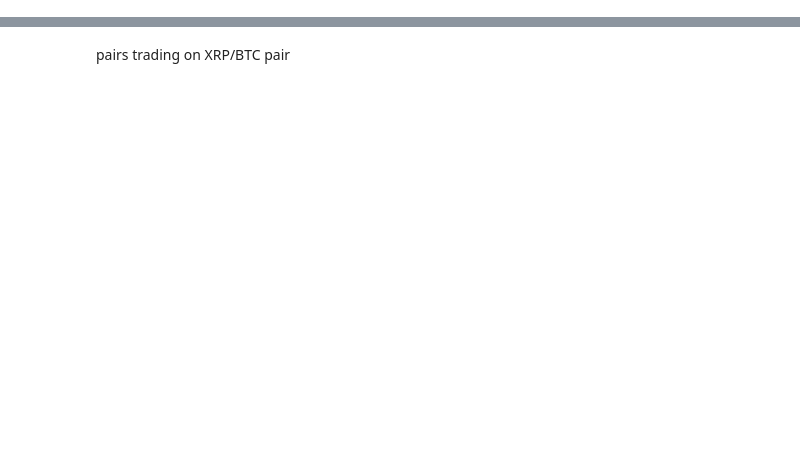
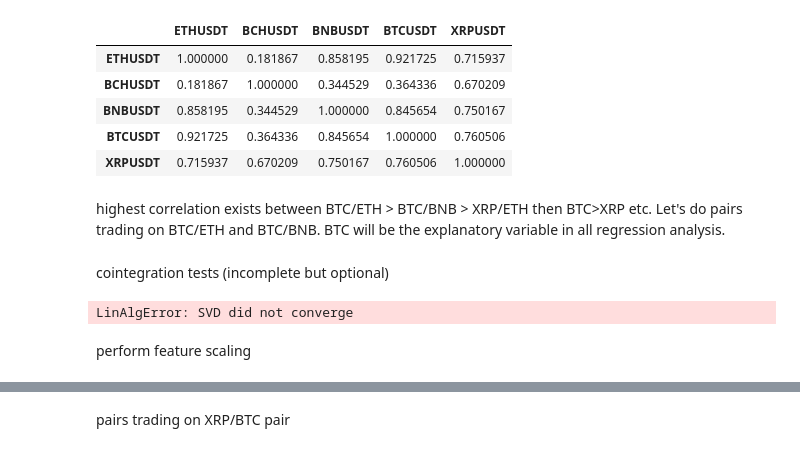
Before and after one commit to peparhugo/Econometrics_group_project, a Jupyter notebook: submission_3/data-ideas/pairs-trading-22102020.ipynb, the cells around one changed output, grey strips where cells are left out. Saved outputs shown, nothing was run; the diff lists cells and outputs as text; code cells hidden in the pictures; blank space fills up the shorter version.

```diff
--- a/submission_3/data-ideas/pairs-trading-22102020.ipynb
+++ b/submission_3/data-ideas/pairs-trading-22102020.ipynb
@@ -35,0 +95,13 @@ To register the converters:
+# %%
+df_cor.corr()
+# %% [output]
+|  | ETHUSDT | BCHUSDT | BNBUSDT | BTCUSDT | XRPUSDT |
+| ETHUSDT | 1.000000 | 0.181867 | 0.858195 | 0.921725 | 0.715937 |
+| BCHUSDT | 0.181867 | 1.000000 | 0.344529 | 0.364336 | 0.670209 |
+| BNBUSDT | 0.858195 | 0.344529 | 1.000000 | 0.845654 | 0.750167 |
+| BTCUSDT | 0.921725 | 0.364336 | 0.845654 | 1.000000 | 0.760506 |
+| XRPUSDT | 0.715937 | 0.670209 | 0.750167 | 0.760506 | 1.000000 |
+# %% [markdown]
+highest correlation exists between BTC/ETH > BTC/BNB > XRP/ETH then BTC>XRP etc. Let's do pairs trading on BTC/ETH and BTC/BNB. BTC will be the explanatory variable in all regression analysis.
+# %% [markdown]
+cointegration tests (incomplete but optional)
@@ -35,0 +112,7 @@ To register the converters:
+# %%
+# we could screen through parameters det_order=[-1,0,1] and k_ar_diff=[0,1] using grid search when there's time
+result = sm.tsa.var.vecm.coint_johansen(df_johansen,0,1)
+# %% [output]
+LinAlgError: SVD did not converge
+# %% [markdown]
+perform feature scaling
```
Also changed, not shown: parts of 33 cells of this notebook, 12 other files.
